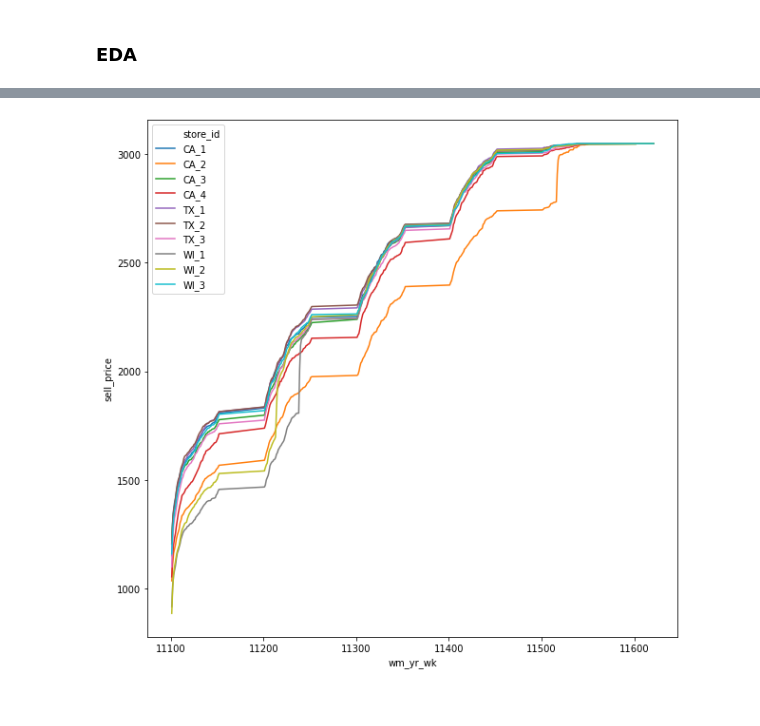
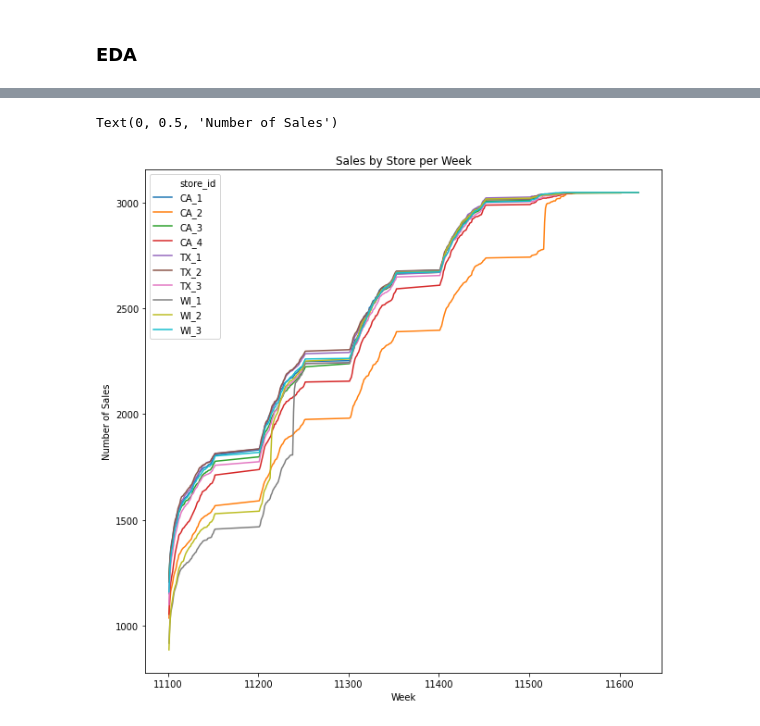
Before and after one commit to MarcoCaglia/M5-Forecasting-Accuracy, a Jupyter notebook: 20200325_eda.ipynb, the cells around one changed output, grey strips where cells are left out. Saved outputs shown, nothing was run; the diff lists cells and outputs as text; code cells hidden in the pictures.

```diff
--- a/20200325_eda.ipynb
+++ b/20200325_eda.ipynb
@@ -101,9 +57,13 @@ Name: item_id, dtype: object
 # %%
 fig, ax = plt.subplots(figsize=(10, 10))
 
 tmp = prices.copy()
 tmp = tmp.groupby(['wm_yr_wk', 'store_id'])['sell_price'].count()
 
 _ = sns.lineplot(x='wm_yr_wk', y='sell_price', data=tmp.reset_index(), hue='store_id', ax=ax)
+plt.title('Sales by Store per Week')
+plt.xlabel('Week')
+plt.ylabel('Number of Sales')
 # %% [output]
+Text(0, 0.5, 'Number of Sales')
-[figure, old version]
+[figure, new version]
```
Also changed, not shown: parts of 14 cells of this notebook.
